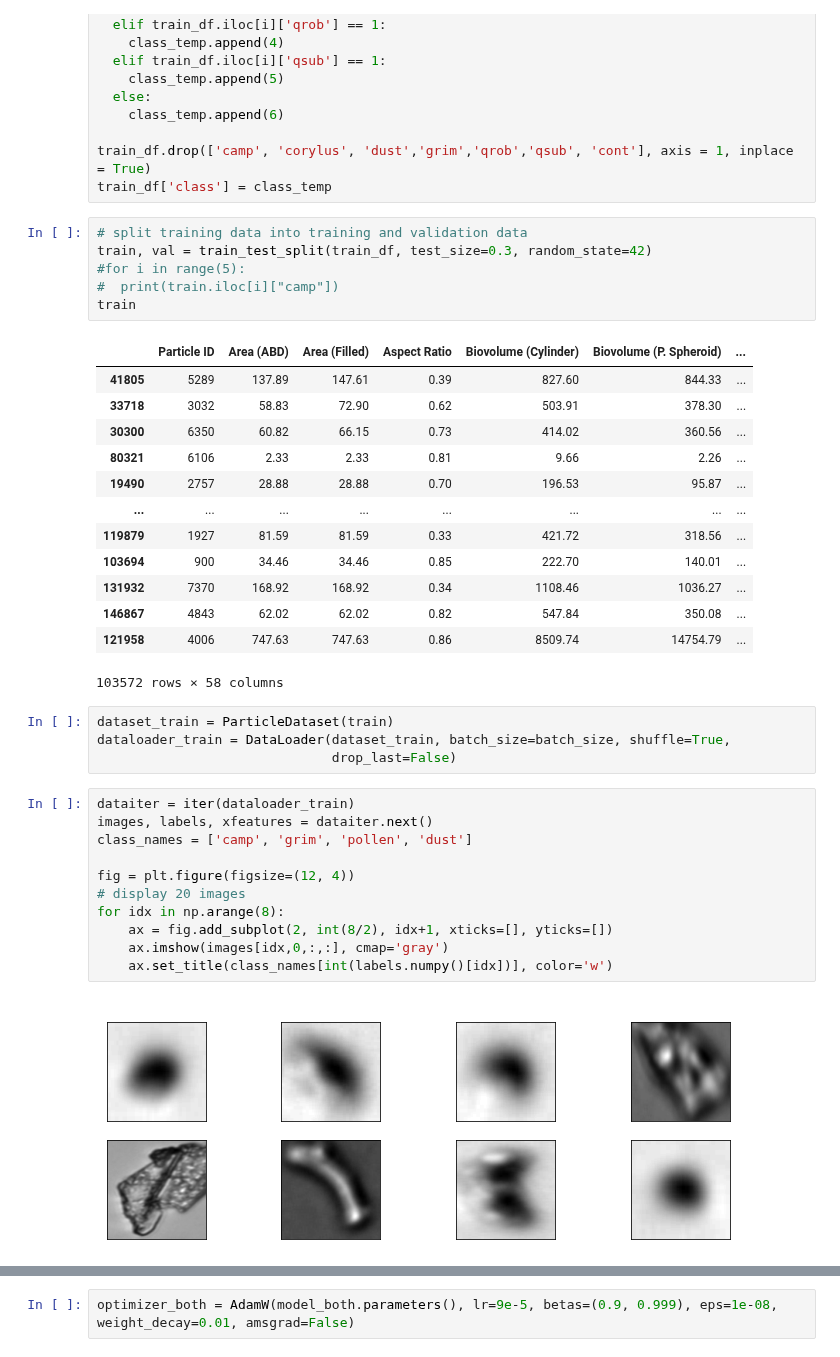
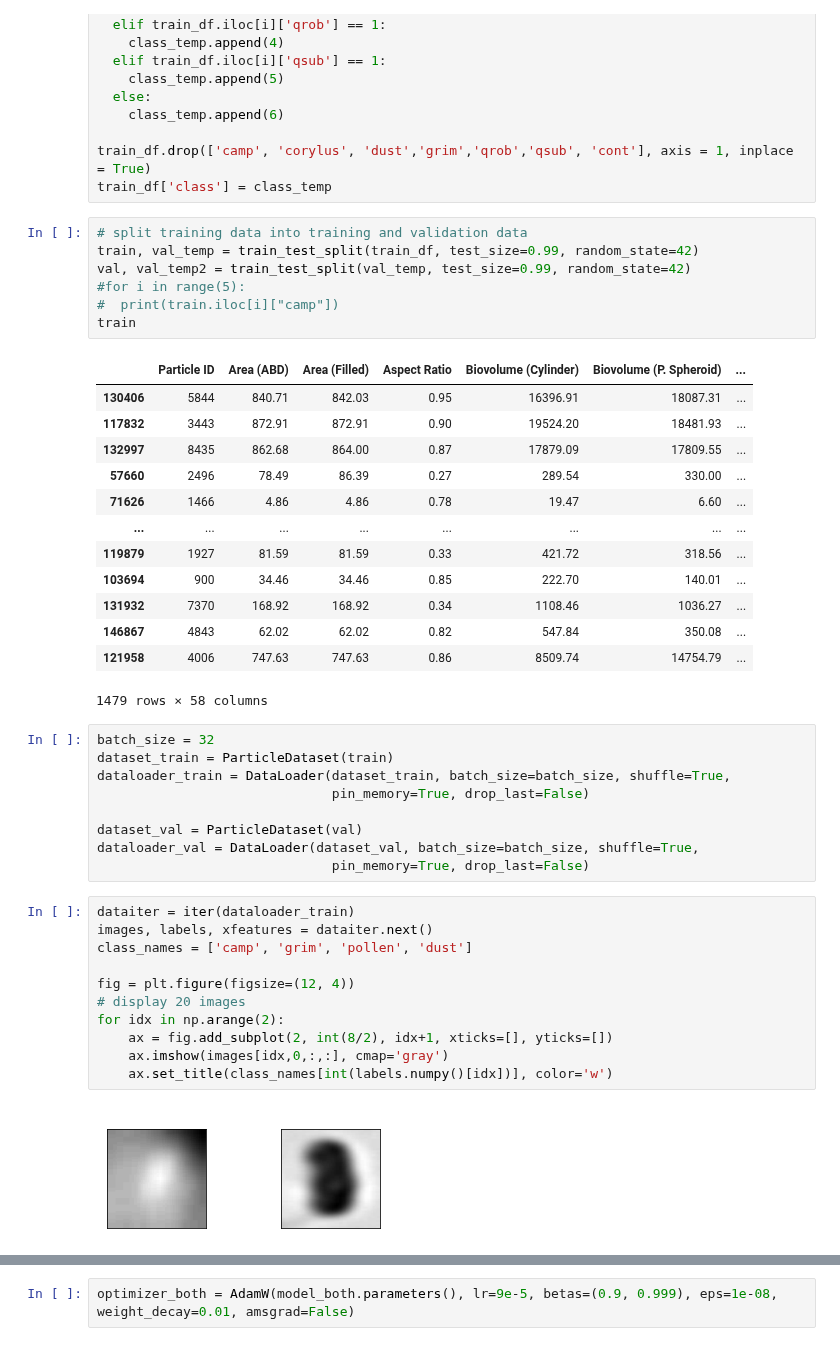
Before and after one commit to MadsNL/AMLMain, a Jupyter notebook: AML_IceCores_amalies.ipynb, the cells around one changed output, grey strips where cells are left out. Saved outputs shown, nothing was run; the diff lists cells and outputs as text.

```diff
--- a/AML_IceCores_amalies.ipynb
+++ b/AML_IceCores_amalies.ipynb
@@ -149,41 +152,47 @@ train_df.drop(['camp', 'corylus', 'dust','grim','qrob','qsub', 'cont'], axis = 1
 train_df['class'] = class_temp
 # %%
 # split training data into training and validation data
-train, val = train_test_split(train_df, test_size=0.3, random_state=42)
+train, val_temp = train_test_split(train_df, test_size=0.99, random_state=42)
+val, val_temp2 = train_test_split(val_temp, test_size=0.99, random_state=42)
 #for i in range(5):
 #  print(train.iloc[i]["camp"])
 train
 # %% [output]
 |  | Particle ID | Area (ABD) | Area (Filled) | Aspect Ratio | Biovolume (Cylinder) | Biovolume (P. Spheroid) | ... |
-| 41805 | 5289 | 137.89 | 147.61 | 0.39 | 827.60 | 844.33 | ... |
-| 33718 | 3032 | 58.83 | 72.90 | 0.62 | 503.91 | 378.30 | ... |
-| 30300 | 6350 | 60.82 | 66.15 | 0.73 | 414.02 | 360.56 | ... |
-| 80321 | 6106 | 2.33 | 2.33 | 0.81 | 9.66 | 2.26 | ... |
-| 19490 | 2757 | 28.88 | 28.88 | 0.70 | 196.53 | 95.87 | ... |
+| 130406 | 5844 | 840.71 | 842.03 | 0.95 | 16396.91 | 18087.31 | ... |
+| 117832 | 3443 | 872.91 | 872.91 | 0.90 | 19524.20 | 18481.93 | ... |
+| 132997 | 8435 | 862.68 | 864.00 | 0.87 | 17879.09 | 17809.55 | ... |
+| 57660 | 2496 | 78.49 | 86.39 | 0.27 | 289.54 | 330.00 | ... |
+| 71626 | 1466 | 4.86 | 4.86 | 0.78 | 19.47 | 6.60 | ... |
 | ... | ... | ... | ... | ... | ... | ... | ... |
 | 119879 | 1927 | 81.59 | 81.59 | 0.33 | 421.72 | 318.56 | ... |
 | 103694 | 900 | 34.46 | 34.46 | 0.85 | 222.70 | 140.01 | ... |
 | 131932 | 7370 | 168.92 | 168.92 | 0.34 | 1108.46 | 1036.27 | ... |
 | 146867 | 4843 | 62.02 | 62.02 | 0.82 | 547.84 | 350.08 | ... |
 | 121958 | 4006 | 747.63 | 747.63 | 0.86 | 8509.74 | 14754.79 | ... |
-103572 rows × 58 columns
+1479 rows × 58 columns
 # %%
+batch_size = 32
 dataset_train = ParticleDataset(train)
 dataloader_train = DataLoader(dataset_train, batch_size=batch_size, shuffle=True,
-                              drop_last=False)
+                              pin_memory=True, drop_last=False)
+
+dataset_val = ParticleDataset(val)
+dataloader_val = DataLoader(dataset_val, batch_size=batch_size, shuffle=True,
+                              pin_memory=True, drop_last=False)
 # %%
 dataiter = iter(dataloader_train)
 images, labels, xfeatures = dataiter.next()
 class_names = ['camp', 'grim', 'pollen', 'dust']
 
 fig = plt.figure(figsize=(12, 4))
 # display 20 images
-for idx in np.arange(8):
+for idx in np.arange(2):
     ax = fig.add_subplot(2, int(8/2), idx+1, xticks=[], yticks=[])
     ax.imshow(images[idx,0,:,:], cmap='gray')
     ax.set_title(class_names[int(labels.numpy()[idx])], color='w')
 # %% [output]
-[figure, old version]
+[figure, new version]
 # %%
 class CNN_BOTH(nn.Module):
     def __init__(self, pretrained=True):
```
Also changed, not shown: parts of 16 cells of this notebook.
